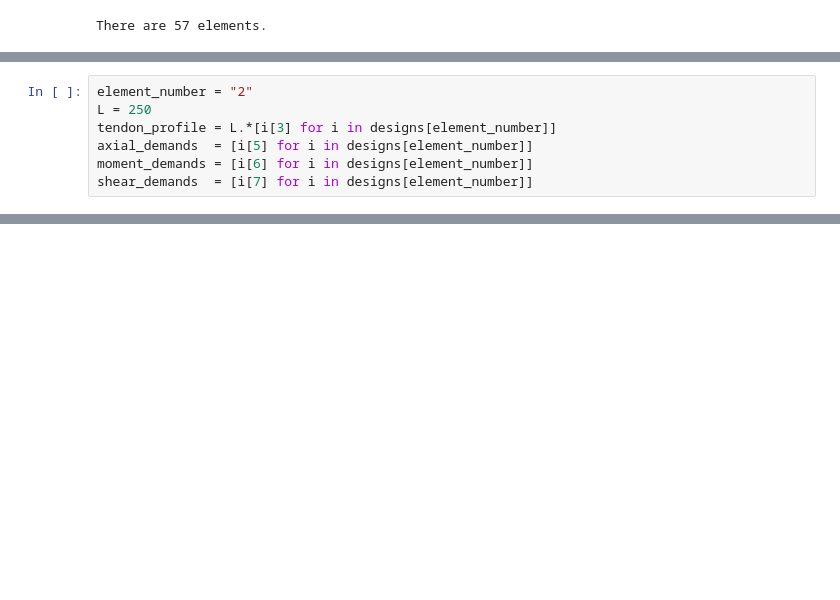
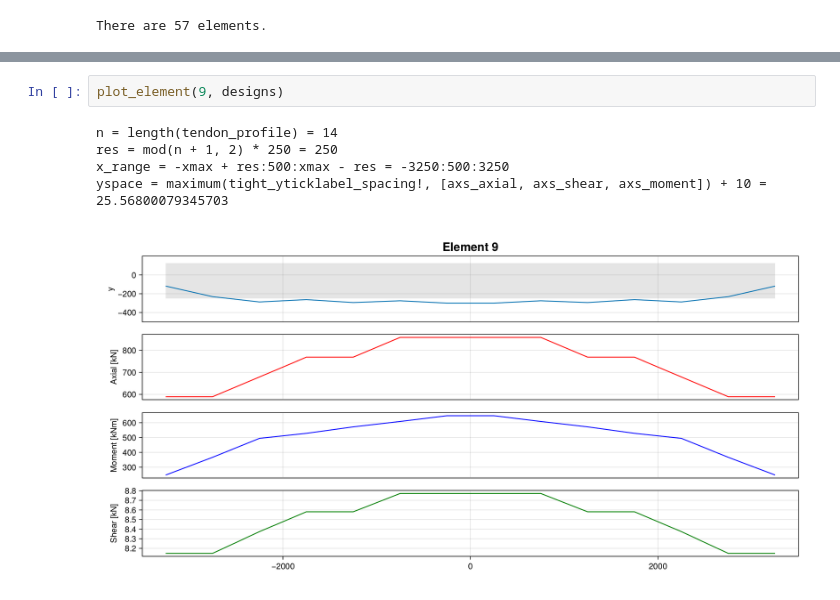
Before and after one commit to pitipatw/ConcreteExplorer, a Jupyter notebook: src/demo_design.ipynb, the cells around one changed output, grey strips where cells are left out. Drawn from its saved outputs; the diff is of its cells as text; blank space fills up the shorter version.

Commit message:
finish visualization of the designs

```diff
--- a/src/demo_design.ipynb
+++ b/src/demo_design.ipynb
@@ -402,10 +402,3 @@ designs["2"]
  [28.0, 99.0, 0.525, 790.5, 587.0773272445823, 264.88392001338553, 8.147986076036542, 16.65411779534618, 569.0]
  [28.0, 99.0, 0.275, 790.5, 587.0773272445823, 196.97586225856293, 8.147986076036542, 16.65411779534618, 279.0]
  [28.0, 99.0, 0.05, 790.5, 587.0773272445823, 135.8586102792226, 8.147986076036542, 16.65411779534618, 18.0]
-# %%
-element_number = "2"
-L = 250
-tendon_profile = L.*[i[3] for i in designs[element_number]]
-axial_demands  = [i[5] for i in designs[element_number]]
-moment_demands = [i[6] for i in designs[element_number]]
-shear_demands  = [i[7] for i in designs[element_number]]
@@ -521,0 +478,8 @@ x_range = -xmax + res:500:xmax - res = -3250:500:3250
+# %%
+plot_element(9, designs)
+# %% [output]
+n = length(tendon_profile) = 14
+res = mod(n + 1, 2) * 250 = 250
+x_range = -xmax + res:500:xmax - res = -3250:500:3250
+yspace = maximum(tight_yticklabel_spacing!, [axs_axial, axs_shear, axs_moment]) + 10 = 25.56800079345703
+[figure, added]
```
Also changed, not shown: parts of 4 cells of this notebook.
